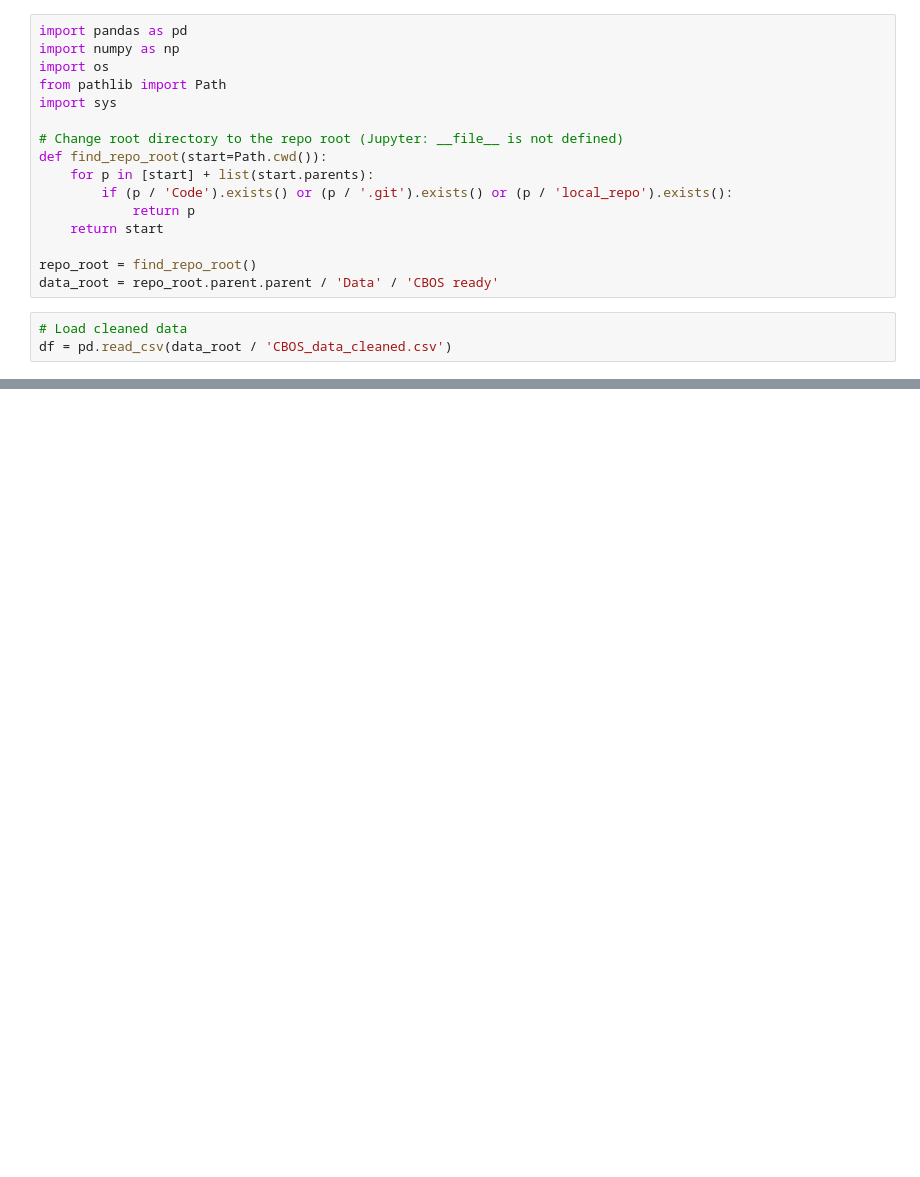
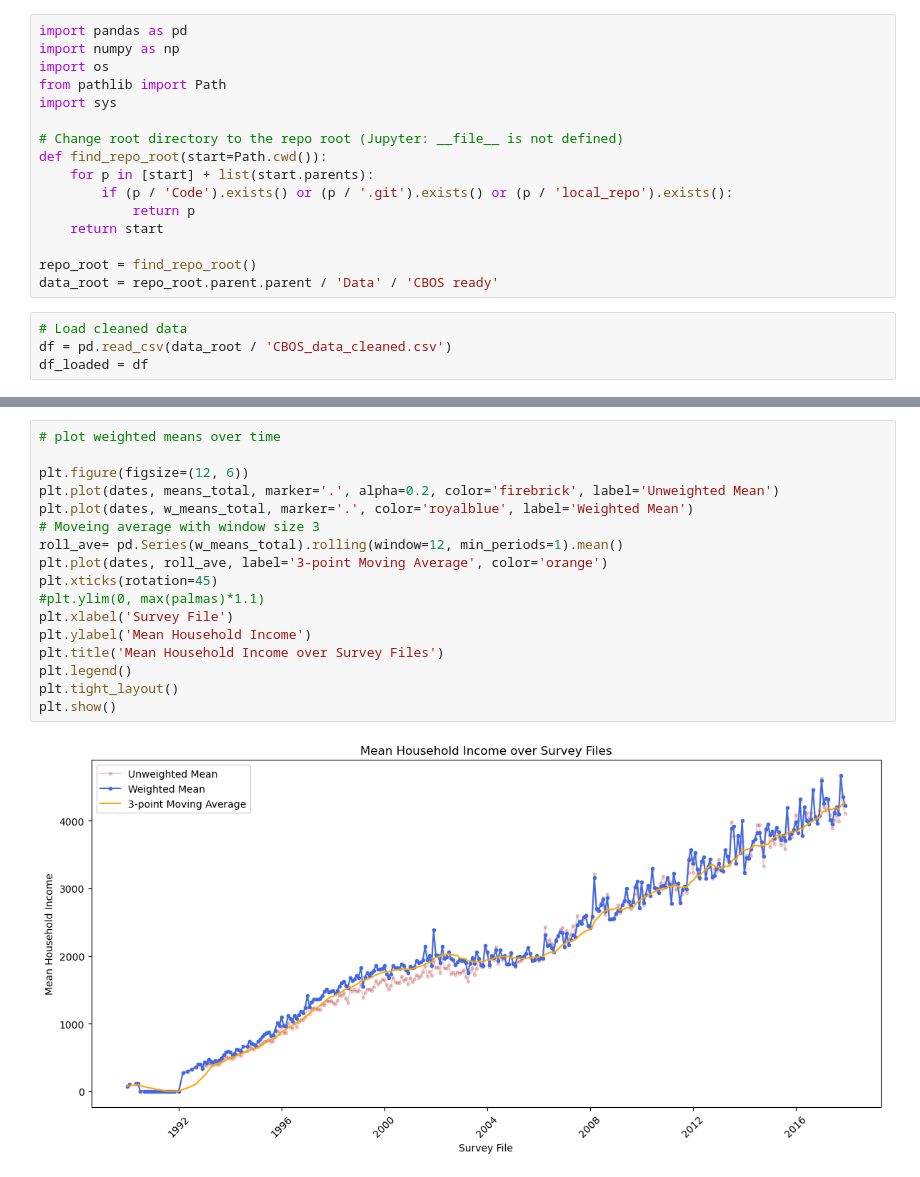
Before and after one commit to jendrkk/LRDWI-Paper, a Jupyter notebook: Code/analysis/01_basic_analysis.ipynb, the cells around one changed output, grey strips where cells are left out. Drawn from its saved outputs; the diff is of its cells as text; blank space fills up the shorter version.

```diff
--- a/Code/analysis/01_basic_analysis.ipynb
+++ b/Code/analysis/01_basic_analysis.ipynb
@@ -17,4 +17,5 @@ data_root = repo_root.parent.parent / 'Data' / 'CBOS ready'
 # %%
 # Load cleaned data
 df = pd.read_csv(data_root / 'CBOS_data_cleaned.csv')
+df_loaded = df
 # %%
@@ -35,0 +145,19 @@ df
+# %%
+# plot weighted means over time
+
+plt.figure(figsize=(12, 6))
+plt.plot(dates, means_total, marker='.', alpha=0.2, color='firebrick', label='Unweighted Mean')
+plt.plot(dates, w_means_total, marker='.', color='royalblue', label='Weighted Mean')
+# Moveing average with window size 3
+roll_ave= pd.Series(w_means_total).rolling(window=12, min_periods=1).mean()
+plt.plot(dates, roll_ave, label='3-point Moving Average', color='orange')
+plt.xticks(rotation=45)
+#plt.ylim(0, max(palmas)*1.1)
+plt.xlabel('Survey File')
+plt.ylabel('Mean Household Income')
+plt.title('Mean Household Income over Survey Files')
+plt.legend()
+plt.tight_layout()
+plt.show()
+# %% [output]
+[figure, added]
```
Also changed, not shown: parts of 17 cells of this notebook, 4 other files.
